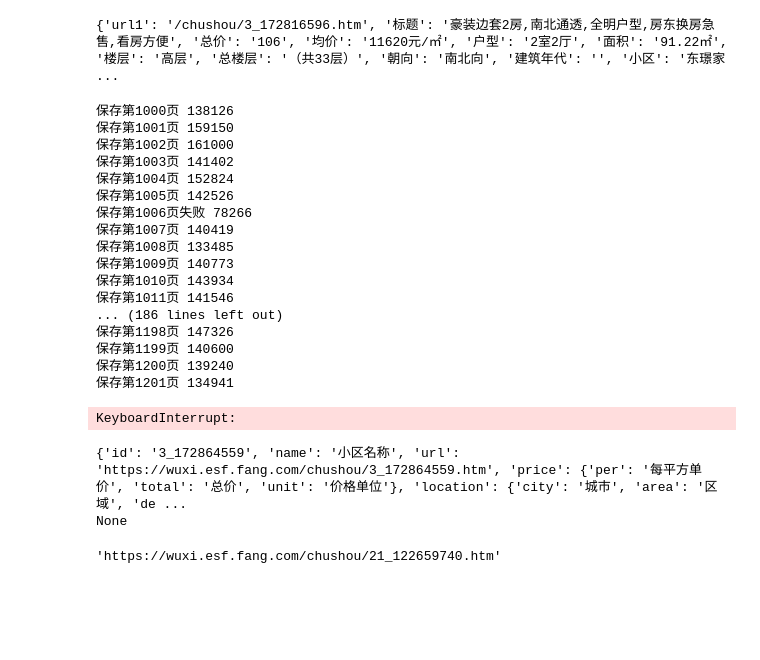
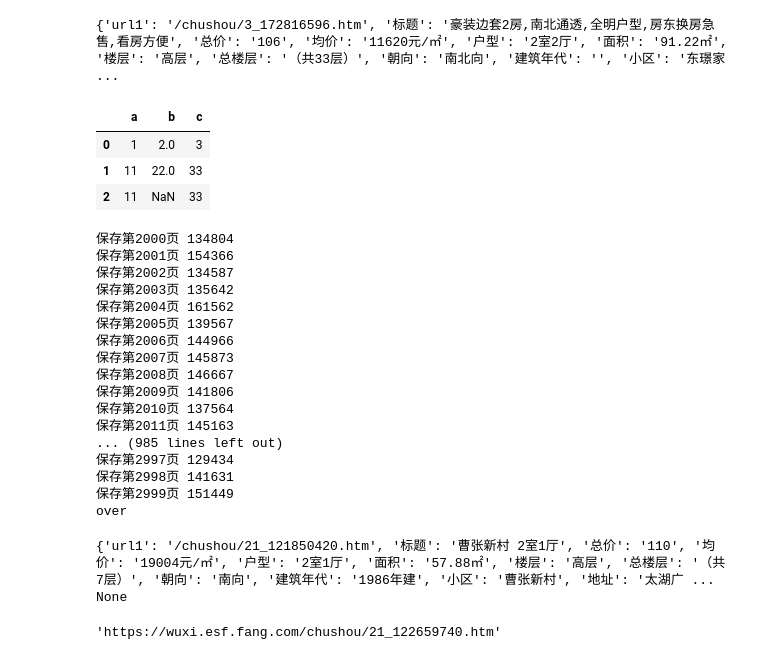
Before and after one commit to clarifyC/-, a Jupyter notebook: 爬取详情页.ipynb, the cells around one changed output. Saved outputs shown, nothing was run; the diff lists cells and outputs as text; code cells hidden in the pictures; blank space fills up the shorter version.

```diff
--- a/爬取详情页.ipynb
+++ b/爬取详情页.ipynb
@@ -34,11 +34,17 @@ print(json_data[1])
 # %%
 '''
 测试
 pandas的json读取
 '''
 import pandas as pd
 
-df = pd.read_json(info_file)
+df = pd.read_json(r'E:\pycharm files\爬虫\房天下二手房定价模型\data\a.json')
+df
+# %% [output]
+|  | a | b | c |
+| 0 | 1 | 2.0 | 3 |
+| 1 | 11 | 22.0 | 33 |
+| 2 | 11 | NaN | 33 |
 # %%
 '''
 批量爬取详情页
@@ -46,8 +52,8 @@ df = pd.read_json(info_file)
 import time
 import random
 
-start = 1000
-end = 2000
+start = 2000
+end = 3000
 tag = 0
 for i in range(start,end):
     url = 'https://wuxi.esf.fang.com'+json_data[i]['url1']
@@ -69,28 +75,27 @@ for i in range(start,end):
 
 print('over')
 # %% [output]
-保存第1000页 138126
-保存第1001页 159150
-保存第1002页 161000
-保存第1003页 141402
-保存第1004页 152824
-保存第1005页 142526
-保存第1006页失败 78266
-保存第1007页 140419
-保存第1008页 133485
-保存第1009页 140773
-保存第1010页 143934
-保存第1011页 141546
-... (186 lines left out)
-保存第1198页 147326
-保存第1199页 140600
-保存第1200页 139240
-保存第1201页 134941
+保存第2000页 134804
+保存第2001页 154366
+保存第2002页 134587
+保存第2003页 135642
+保存第2004页 161562
+保存第2005页 139567
+保存第2006页 144966
+保存第2007页 145873
+保存第2008页 146667
+保存第2009页 141806
+保存第2010页 137564
+保存第2011页 145163
+... (985 lines left out)
+保存第2997页 129434
+保存第2998页 141631
+保存第2999页 151449
+over
-KeyboardInterrupt:
 # %%
-print(print(json_data[320]))
+print(print(json_data[2500]))
 # %% [output]
-{'id': '3_172864559', 'name': '小区名称', 'url': 'https://wuxi.esf.fang.com/chushou/3_172864559.htm', 'price': {'per': '每平方单价', 'total': '总价', 'unit': '价格单位'}, 'location': {'city': '城市', 'area': '区域', 'de ...
+{'url1': '/chushou/21_121850420.htm', '标题': '曹张新村 2室1厅', '总价': '110', '均价': '19004元/㎡', '户型': '2室1厅', '面积': '57.88㎡', '楼层': '高层', '总楼层': '（共7层）', '朝向': '南向', '建筑年代': '1986年建', '小区': '曹张新村', '地址': '太湖广 ...
 None
 # %%
 'https://wuxi.esf.fang.com'+json_data[i]['url1']
```
Also changed, not shown: 1 other file.
